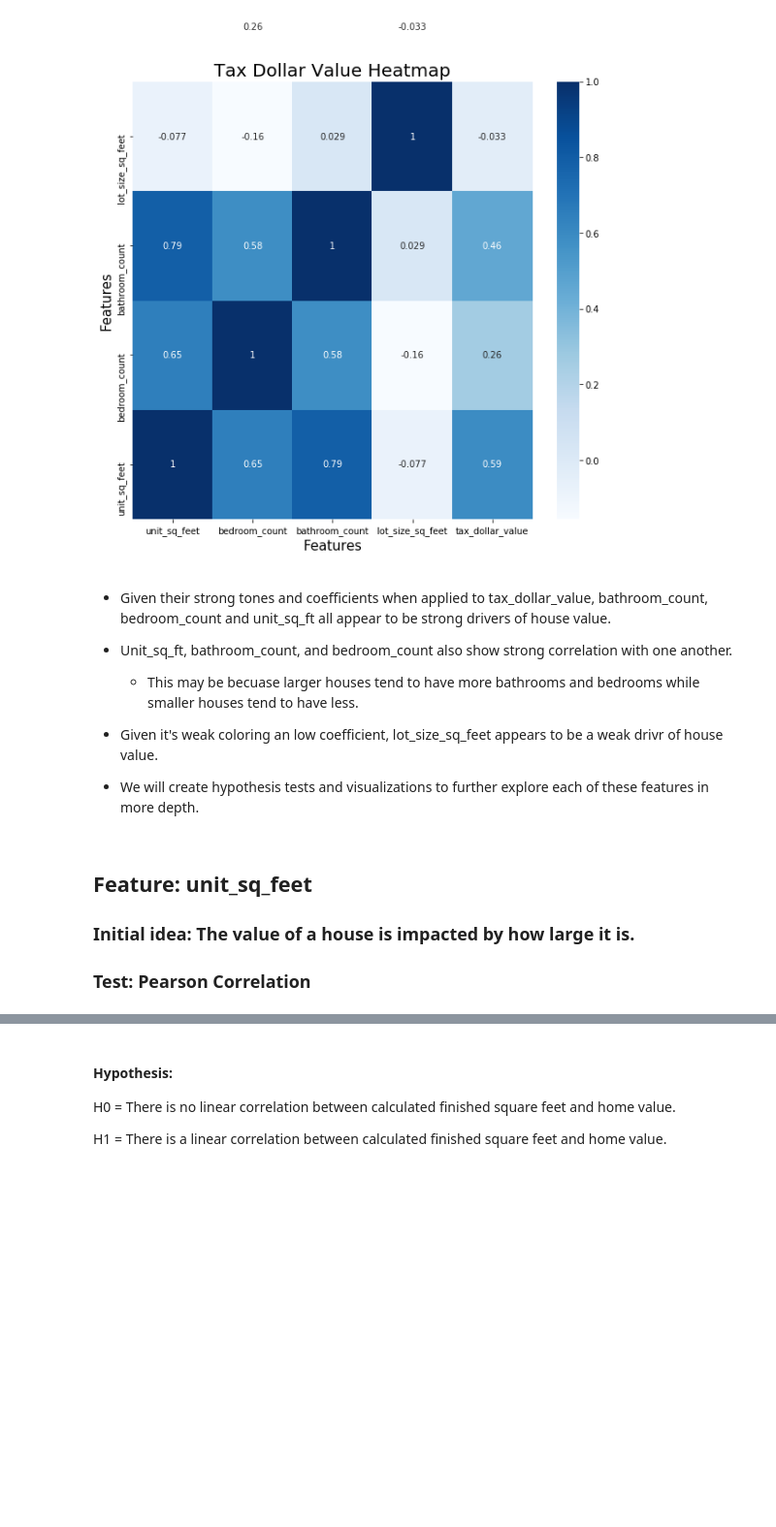
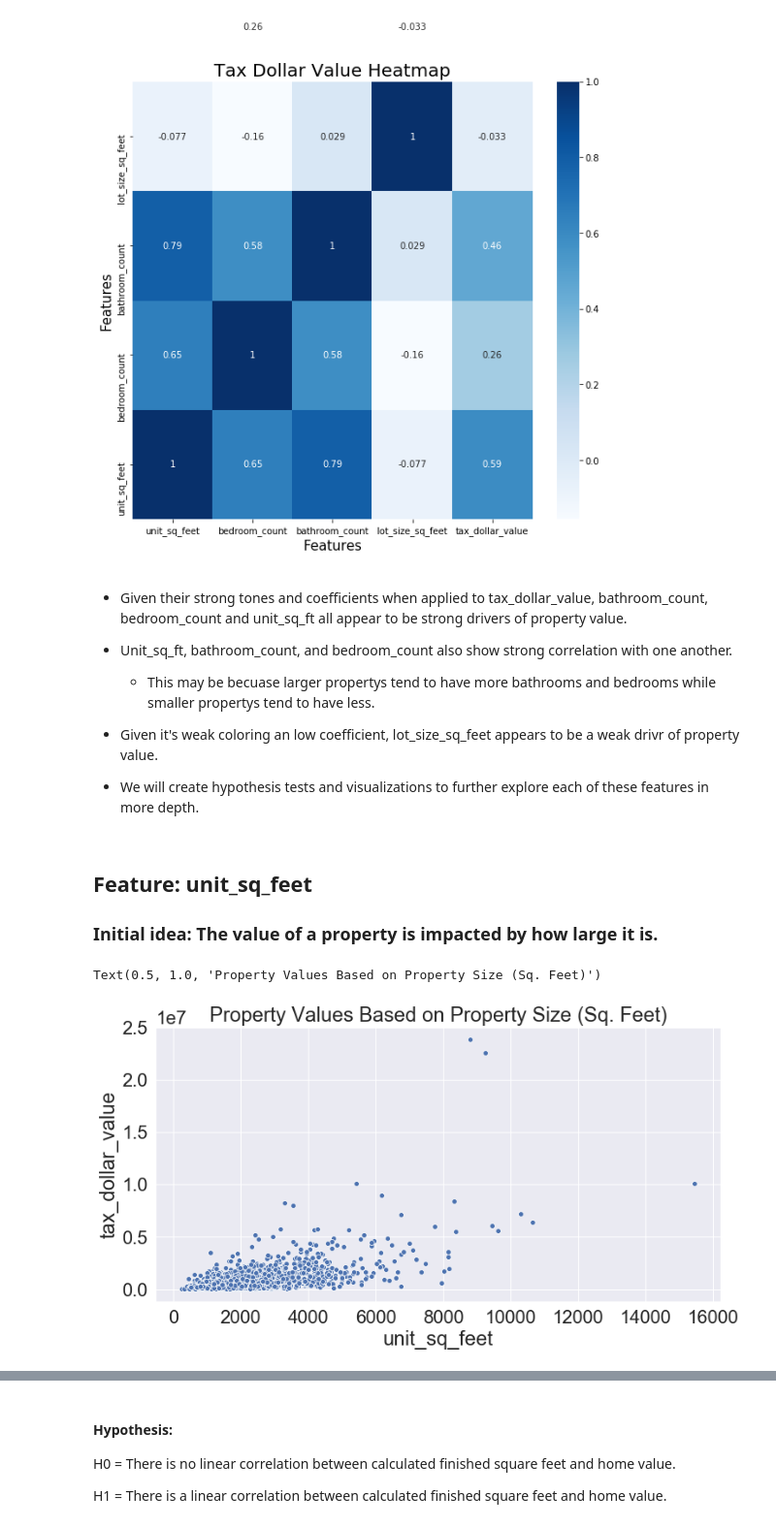
Before and after one commit to Zillow-sam-and-matt/Zillow, a Jupyter notebook: zillow_project_main_notebook.ipynb, the cells around one changed output, grey strips where cells are left out. Shown at 97% size. Saved outputs shown, nothing was run; the diff lists cells and outputs as text; code cells hidden in the pictures; blank space fills up the shorter version.

Commit message:
added visuals

```diff
--- a/zillow_project_main_notebook.ipynb
+++ b/zillow_project_main_notebook.ipynb
@@ -301,17 +305,22 @@ plt.ylabel('Features', fontsize = 15)
 Text(68.09375, 0.5, 'Features')
 [figure]
 # %% [markdown]
-- Given their strong tones and coefficients when applied to tax_dollar_value, bathroom_count, bedroom_count and unit_sq_ft all appear to be strong drivers of house value.
+- Given their strong tones and coefficients when applied to tax_dollar_value, bathroom_count, bedroom_count and unit_sq_ft all appear to be strong drivers of property value.
 
 - Unit_sq_ft, bathroom_count, and bedroom_count also show strong correlation with one another.
-    - This may be becuase larger houses tend to have more bathrooms and bedrooms while smaller houses tend to have less.
+    - This may be becuase larger propertys tend to have more bathrooms and bedrooms while smaller propertys tend to have less.
 
-- Given it's weak coloring an low coefficient, lot_size_sq_feet appears to be a weak drivr of house value.
+- Given it's weak coloring an low coefficient, lot_size_sq_feet appears to be a weak drivr of property value.
 
 - We will create hypothesis tests and visualizations to further explore each of these features in more depth.
 # %% [markdown]
 ## Feature: unit_sq_feet
 
-### Initial idea: The value of a house is impacted by how large it is.
-
-### Test: Pearson Correlation
+### Initial idea: The value of a property is impacted by how large it is.
+# %%
+sns.set(rc={'figure.figsize':(12,6)})
+sns.set(font_scale = 2)
+sns.scatterplot(x='unit_sq_feet',y='tax_dollar_value', data=train).set_title("Property Values Based on Property Size (Sq. Feet)")
+# %% [output]
+Text(0.5, 1.0, 'Property Values Based on Property Size (Sq. Feet)')
+[figure, added]
```
Also changed, not shown: parts of 38 cells of this notebook.
